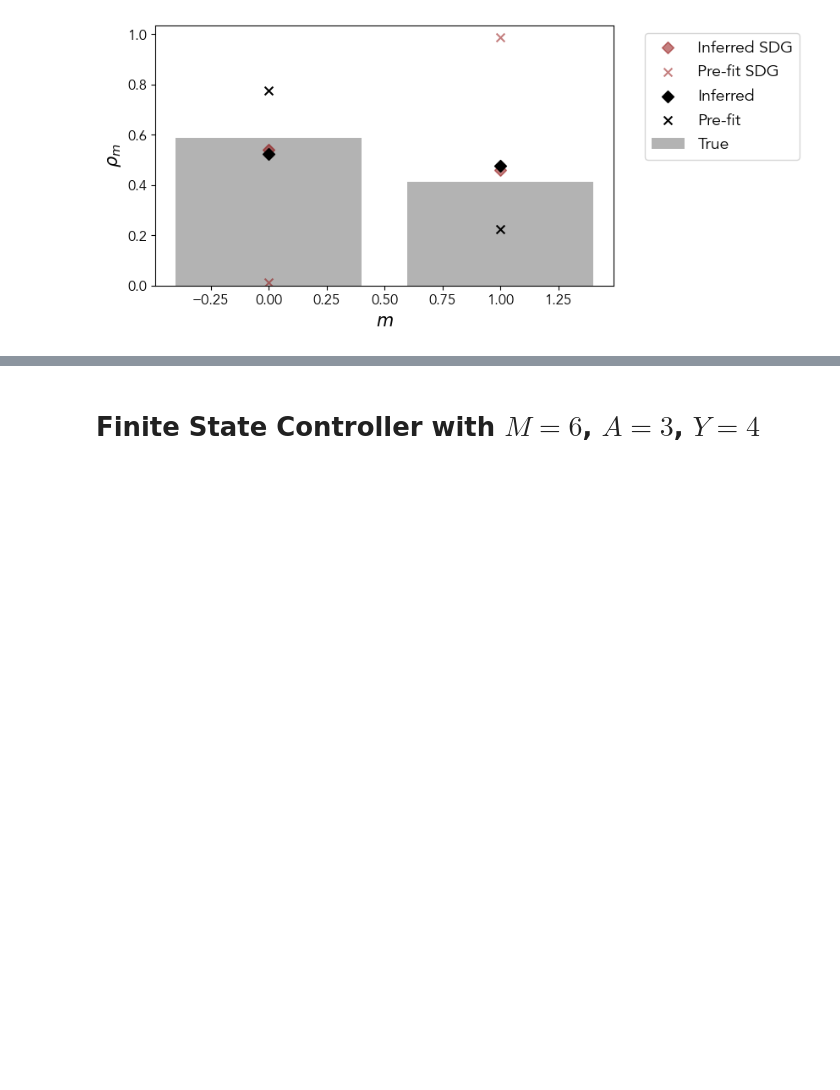
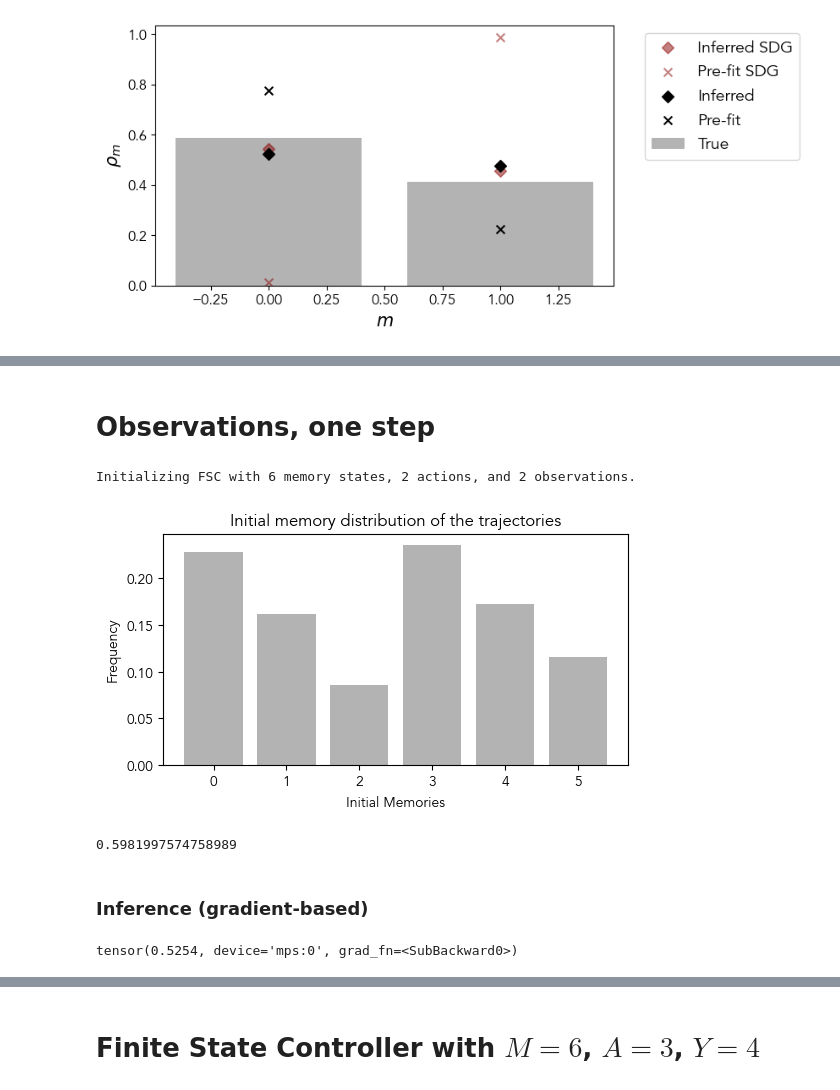
Before and after one commit to giorgionicoletti/InferenceFSCs, a Jupyter notebook: notebooks/FSC_OneStepTrajectory.ipynb, the cells around one changed output, grey strips where cells are left out. Saved outputs shown, nothing was run; the diff lists cells and outputs as text; code cells hidden in the pictures; blank space fills up the shorter version.

```diff
--- a/notebooks/FSC_OneStepTrajectory.ipynb
+++ b/notebooks/FSC_OneStepTrajectory.ipynb
@@ -283,0 +276,63 @@ plt.show()
+# %% [markdown]
+# Observations, one step
+# %%
+NStepsObs = 1
+NTraj = 500
+Y = 2
+RateMatrixObs = np.ones((Y,Y))
+RateMatrixObs = RateMatrixObs + 2*np.eye(Y)
+
+observations = ObsModels.DiscreteMarkovChain(NTraj, NStepsObs, RateMatrixObs, initial_seed = 0)
+# %%
+M = 6
+A = 2
+
+np.random.seed(6)
+Theta = np.random.randn(Y, M, M, A)
+
+np.random.seed(9)
+Psi = np.random.randn(M)
+
+FSC = FSC_DiscreteObs(Theta, Psi, verbose = True)
+# %% [output]
+Initializing FSC with 6 memory states, 2 actions, and 2 observations.
+# %%
+FSC.load_observations(observations)
+# %%
+NSteps = NStepsObs
+trajectories = FSC.generate_trajectories(NSteps)
+Time = np.arange(NSteps)
+# %%
+initial_memories = np.array([tr["memories"][0] for tr in trajectories])
+
+fig, ax = plt.subplots(1,1, figsize=(6,3))
+
+h, bins_h = np.histogram(initial_memories.flatten(), bins = np.arange(-0.5, M+0.5, 1))
+h = h/np.sum(h)
+bins_h = (bins_h[1:] + bins_h[:-1])/2
+
+ax.bar(bins_h, h, width = 0.8, color = 'dimgray', alpha = 0.5)
+
+ax.set_xlabel('Initial Memories')
+ax.set_ylabel('Frequency')
+
+ax.set_xticks(np.arange(0, M, 1))
+
+ax.set_title('Initial memory distribution of the trajectories')
+
+plt.show()
+# %% [output]
+[figure, added]
+# %%
+FSC.evaluate_nloglikelihood(trajectories[0])
+# %% [output]
+0.5981997574758989
+# %% [markdown]
+### Inference (gradient-based)
+# %%
+FSC_tofit = FSC_InferenceDiscreteObs(M, A, Y, seed = 123)
+FSC_tofit.load_theta(Theta.astype(np.float32))
+FSC_tofit.load_trajectories(trajectories)
+FSC_tofit.evaluate_nloglikelihood(idx_traj = 0)
+# %% [output]
+tensor(0.5254, device='mps:0', grad_fn=<SubBackward0>)
```
Also changed, not shown: parts of 148 cells of this notebook, 8 other files.
